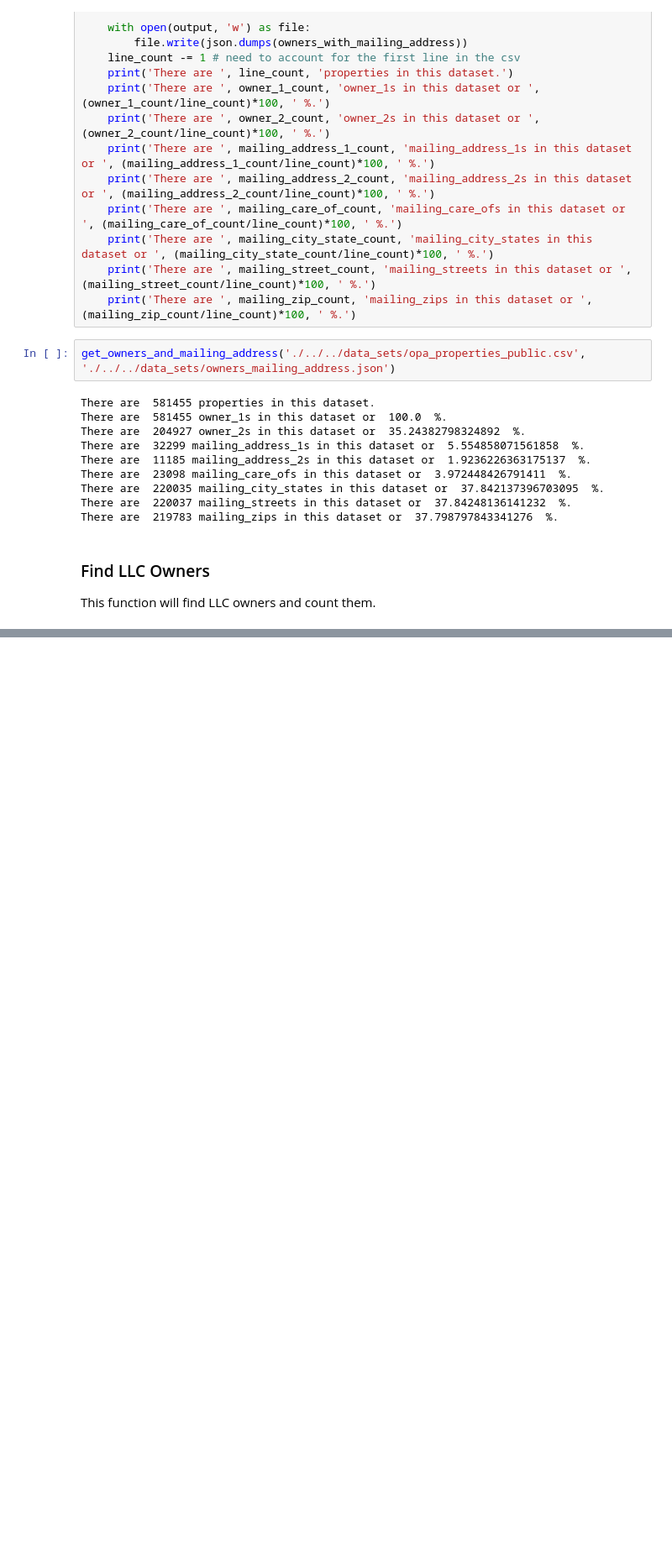
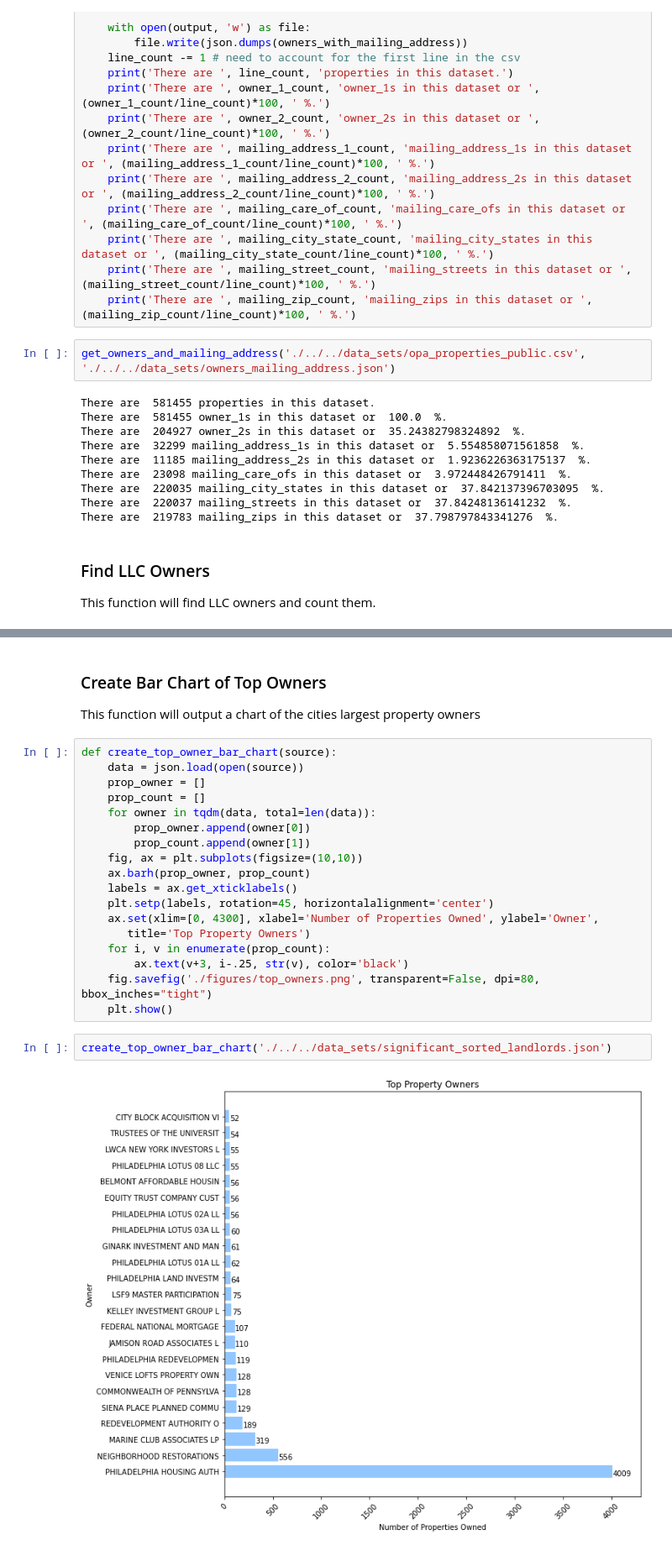
Before and after one commit to ncote3/philly-landlord-horrors, a Jupyter notebook: analysis/owner/owner_analysis.ipynb, the cells around one changed output, grey strips where cells are left out. Shown at 84% size. Cells and saved outputs as stored; diff of their text form; blank space fills up the shorter version.

```diff
--- a/analysis/owner/owner_analysis.ipynb
+++ b/analysis/owner/owner_analysis.ipynb
@@ -156,0 +198,25 @@ LLCs own  17868 properties or  3.0729807121789308 % of properties.
+# %% [markdown]
+### Create Bar Chart of Top Owners
+This function will output a chart of the cities largest property owners
+# %%
+def create_top_owner_bar_chart(source):
+    data = json.load(open(source))
+    prop_owner = []
+    prop_count = []
+    for owner in tqdm(data, total=len(data)):
+        prop_owner.append(owner[0])
+        prop_count.append(owner[1])
+    fig, ax = plt.subplots(figsize=(10,10))
+    ax.barh(prop_owner, prop_count)
+    labels = ax.get_xticklabels()
+    plt.setp(labels, rotation=45, horizontalalignment='center')
+    ax.set(xlim=[0, 4300], xlabel='Number of Properties Owned', ylabel='Owner',
+       title='Top Property Owners')
+    for i, v in enumerate(prop_count):
+        ax.text(v+3, i-.25, str(v), color='black')
+    fig.savefig('./figures/top_owners.png', transparent=False, dpi=80, bbox_inches="tight")
+    plt.show()
+# %%
+create_top_owner_bar_chart('./../../data_sets/significant_sorted_landlords.json')
+# %% [output]
+[figure, added]
```
Also changed, not shown: parts of 4 cells of this notebook, 2 other files.
